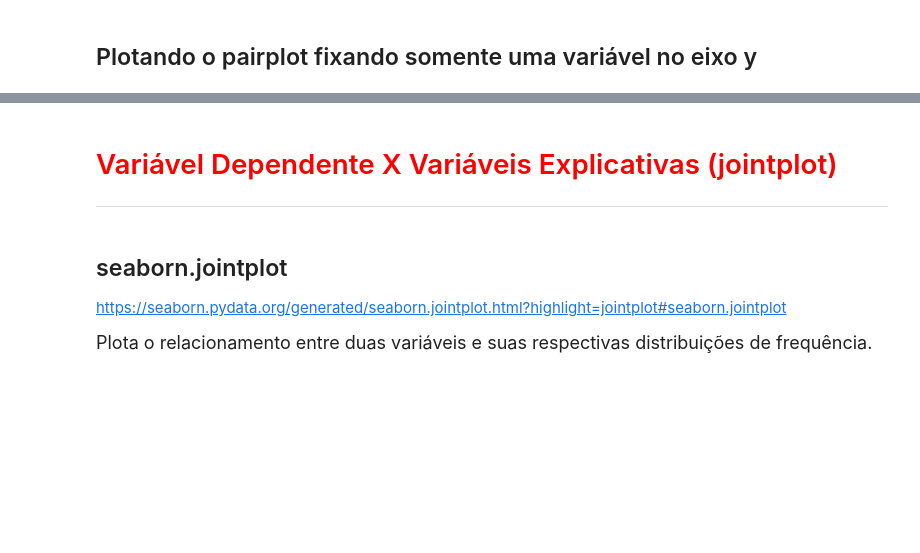
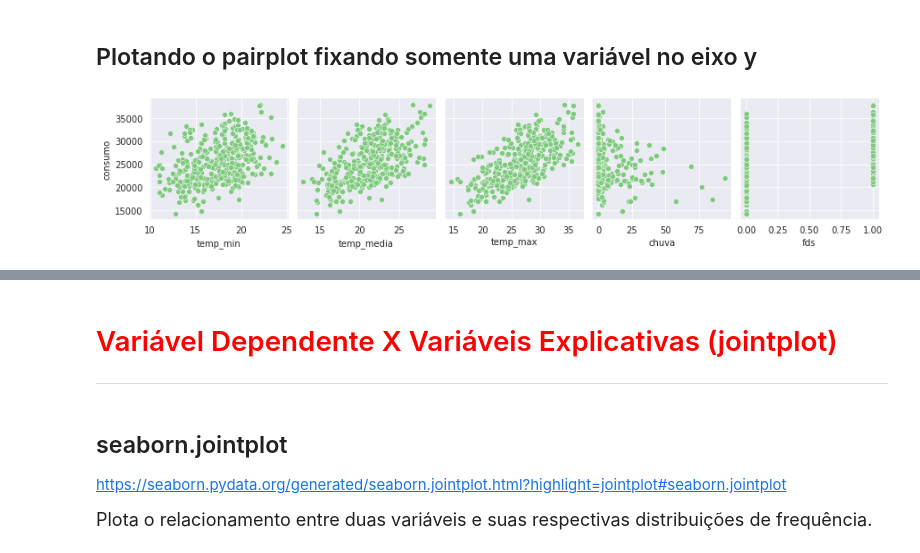
Before and after one commit to fernandapilat/bootcamp-data-analytics, a Jupyter notebook: Regressão_Linear.ipynb, the cells around one changed output, grey strips where cells are left out. Saved outputs shown, nothing was run; the diff lists cells and outputs as text; code cells hidden in the pictures; blank space fills up the shorter version.

```diff
--- a/Regressão_Linear.ipynb
+++ b/Regressão_Linear.ipynb
@@ -239,2 +243,6 @@ https://seaborn.pydata.org/generated/seaborn.pairplot.html?highlight=pairplot#se
 # %% [markdown]
 ## Plotando o pairplot fixando somente uma variável no eixo y
+# %%
+ax = sns.pairplot(dados, y_vars='consumo', x_vars=['temp_min', 'temp_media', 'temp_max', 'chuva', 'fds'])
+# %% [output]
+[figure, added]
```
Also changed, not shown: parts of 8 cells of this notebook.
